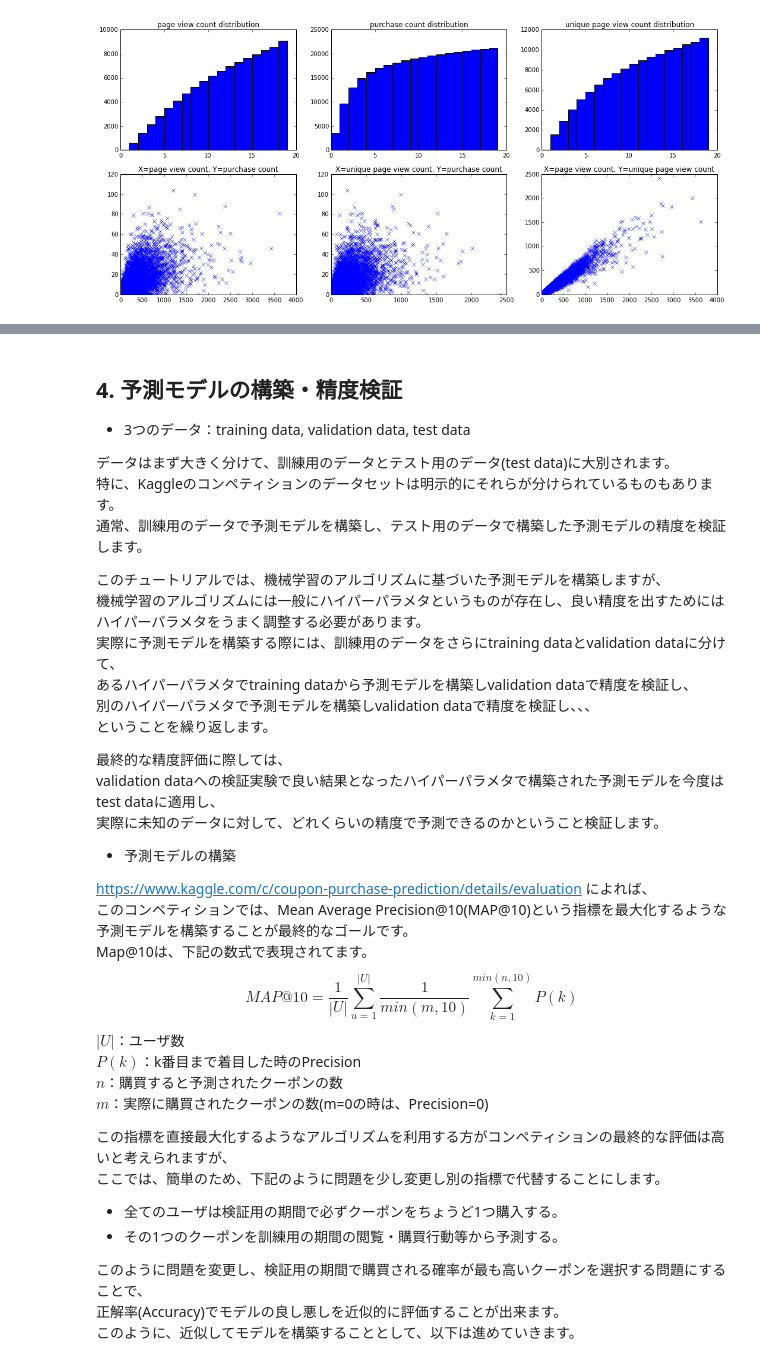
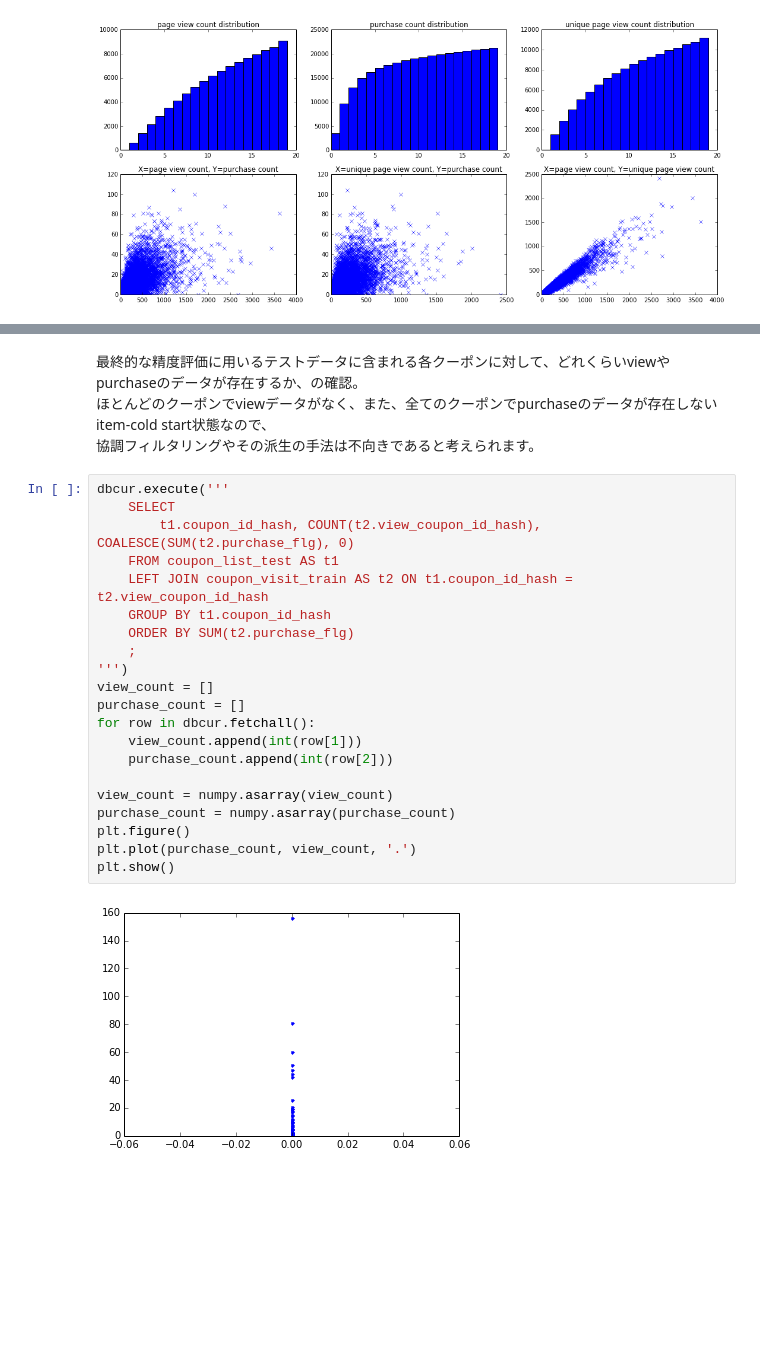
Before and after one commit to KaoruNasuno/DataScienceTutorial, a Jupyter notebook: Lecture_01.ipynb, the cells around one changed output, grey strips where cells are left out. Cells and saved outputs as stored; diff of their text form; blank space fills up the shorter version.

```diff
--- a/Lecture_01.ipynb
+++ b/Lecture_01.ipynb
@@ -470,44 +562,30 @@ ax.set_zlabel('Z Label')
 plt.show()
 # %% [output]
 [figure]
-# %% [markdown]
-## 4. 予測モデルの構築・精度検証
-
-- 3つのデータ：training data, validation data, test data
-
-データはまず大きく分けて、訓練用のデータとテスト用のデータ(test data)に大別されます。
-特に、Kaggleのコンペティションのデータセットは明示的にそれらが分けられているものもあります。
-通常、訓練用のデータで予測モデルを構築し、テスト用のデータで構築した予測モデルの精度を検証します。
-
-このチュートリアルでは、機械学習のアルゴリズムに基づいた予測モデルを構築しますが、
-機械学習のアルゴリズムには一般にハイパーパラメタというものが存在し、良い精度を出すためにはハイパーパラメタをうまく調整する必要があります。
-実際に予測モデルを構築する際には、訓練用のデータをさらにtraining dataとvalidation dataに分けて、
-あるハイパーパラメタでtraining dataから予測モデルを構築しvalidation dataで精度を検証し、
-別のハイパーパラメタで予測モデルを構築しvalidation dataで精度を検証し、、、
-ということを繰り返します。
-
-最終的な精度評価に際しては、
-validation dataへの検証実験で良い結果となったハイパーパラメタで構築された予測モデルを今度はtest dataに適用し、
-実際に未知のデータに対して、どれくらいの精度で予測できるのかということ検証します。
-
-- 予測モデルの構築
-
-https://www.kaggle.com/c/coupon-purchase-prediction/details/evaluation によれば、
-このコンペティションでは、Mean Average Precision@10(MAP@10)という指標を最大化するような予測モデルを構築することが最終的なゴールです。
-Map@10は、下記の数式で表現されてます。
-$$
-MAP@10=\frac{1}{|U|}\sum_{u=1}^{|U|}\frac{1}{min(m, 10)} \sum_{k=1}^{min(n, 10)}P(k)
-$$
-$|U|$：ユーザ数
-$P(k)$：k番目まで着目した時のPrecision
-$n$：購買すると予測されたクーポンの数
-$m$：実際に購買されたクーポンの数(m=0の時は、Precision=0)
-
-この指標を直接最大化するようなアルゴリズムを利用する方がコンペティションの最終的な評価は高いと考えられますが、
-ここでは、簡単のため、下記のように問題を少し変更し別の指標で代替することにします。
-- 全てのユーザは検証用の期間で必ずクーポンをちょうど1つ購入する。
-- その1つのクーポンを訓練用の期間の閲覧・購買行動等から予測する。
-
-このように問題を変更し、検証用の期間で購買される確率が最も高いクーポンを選択する問題にすることで、
-正解率(Accuracy)でモデルの良し悪しを近似的に評価することが出来ます。
-このように、近似してモデルを構築することとして、以下は進めていきます。
+# %% [markdown]
+最終的な精度評価に用いるテストデータに含まれる各クーポンに対して、どれくらいviewやpurchaseのデータが存在するか、の確認。
+ほとんどのクーポンでviewデータがなく、また、全てのクーポンでpurchaseのデータが存在しないitem-cold start状態なので、
+協調フィルタリングやその派生の手法は不向きであると考えられます。
+# %%
+dbcur.execute('''
+    SELECT
+        t1.coupon_id_hash, COUNT(t2.view_coupon_id_hash), COALESCE(SUM(t2.purchase_flg), 0)
+    FROM coupon_list_test AS t1
+    LEFT JOIN coupon_visit_train AS t2 ON t1.coupon_id_hash = t2.view_coupon_id_hash
+    GROUP BY t1.coupon_id_hash
+    ORDER BY SUM(t2.purchase_flg)
+    ;
+''')
+view_count = []
+purchase_count = []
+for row in dbcur.fetchall():
+    view_count.append(int(row[1]))
+    purchase_count.append(int(row[2]))
+
+view_count = numpy.asarray(view_count)
+purchase_count = numpy.asarray(purchase_count)
+plt.figure()
+plt.plot(purchase_count, view_count, '.')
+plt.show()
+# %% [output]
+[figure, added]
```
Also changed, not shown: parts of 20 cells of this notebook.
